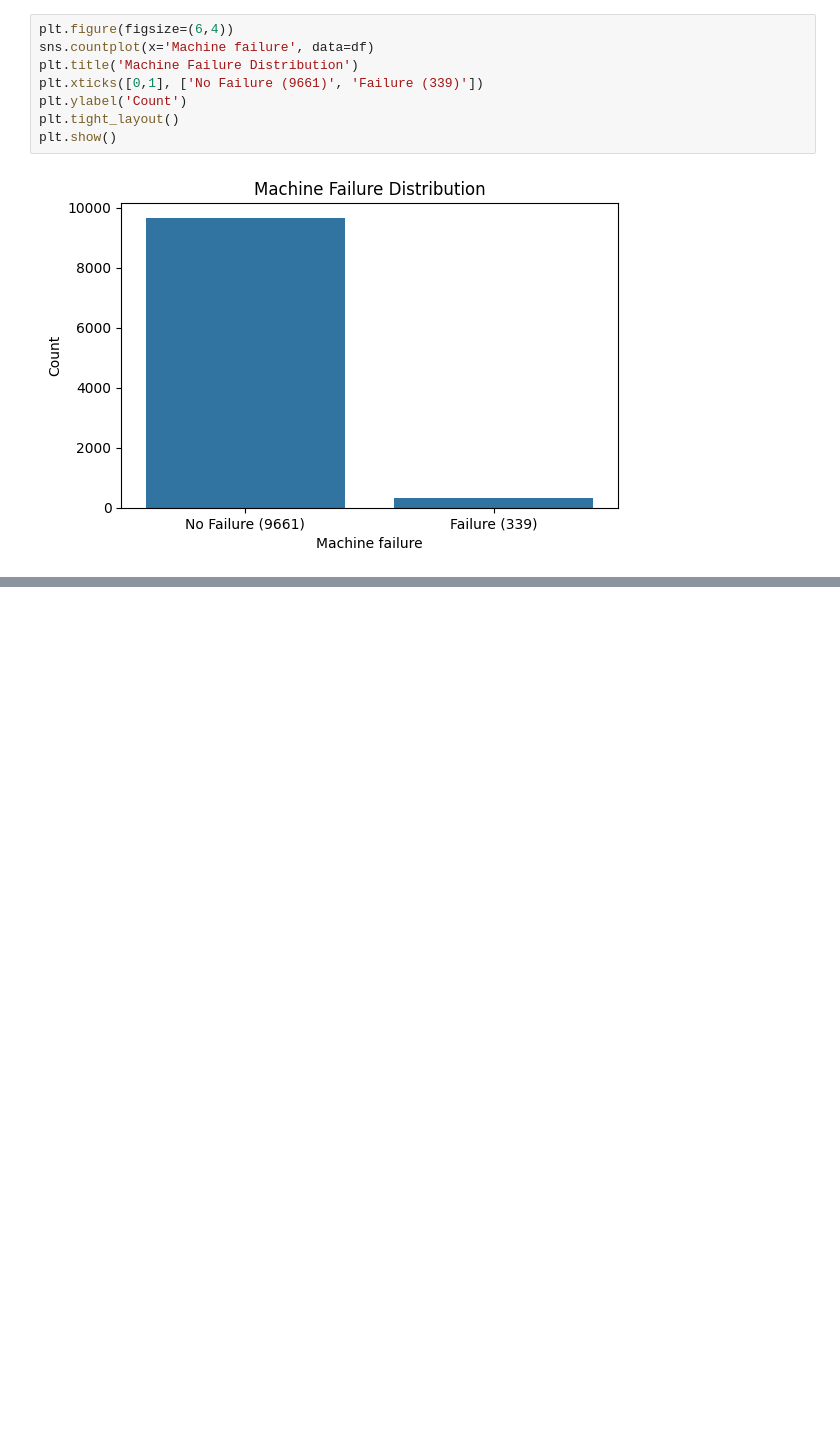
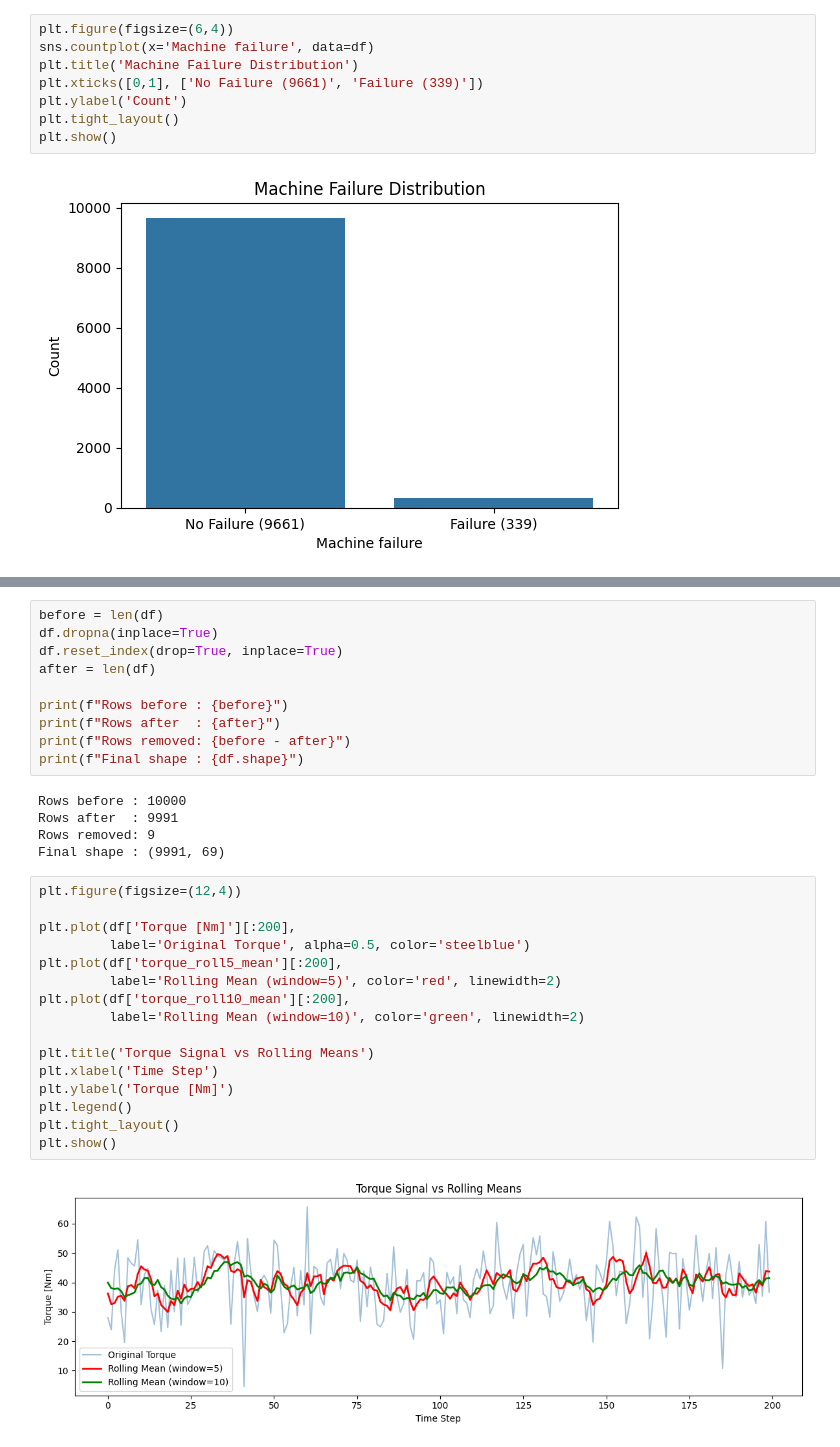
Before and after one commit to sanjay071202/predictive-Maintenance, a Jupyter notebook: notebooks/01_ingestion.ipynb, the cells around one changed output, grey strips where cells are left out. Cells and saved outputs as stored; diff of their text form; blank space fills up the shorter version.

```diff
--- a/notebooks/01_ingestion.ipynb
+++ b/notebooks/01_ingestion.ipynb
@@ -107,0 +220,33 @@ plt.show()
+# %%
+before = len(df)
+df.dropna(inplace=True)
+df.reset_index(drop=True, inplace=True)
+after = len(df)
+
+print(f"Rows before : {before}")
+print(f"Rows after  : {after}")
+print(f"Rows removed: {before - after}")
+print(f"Final shape : {df.shape}")
+# %% [output]
+Rows before : 10000
+Rows after  : 9991
+Rows removed: 9
+Final shape : (9991, 69)
+# %%
+plt.figure(figsize=(12,4))
+
+plt.plot(df['Torque [Nm]'][:200],
+         label='Original Torque', alpha=0.5, color='steelblue')
+plt.plot(df['torque_roll5_mean'][:200],
+         label='Rolling Mean (window=5)', color='red', linewidth=2)
+plt.plot(df['torque_roll10_mean'][:200],
+         label='Rolling Mean (window=10)', color='green', linewidth=2)
+
+plt.title('Torque Signal vs Rolling Means')
+plt.xlabel('Time Step')
+plt.ylabel('Torque [Nm]')
+plt.legend()
+plt.tight_layout()
+plt.show()
+# %% [output]
+[figure, added]
```
Also changed, not shown: parts of 11 cells of this notebook.
